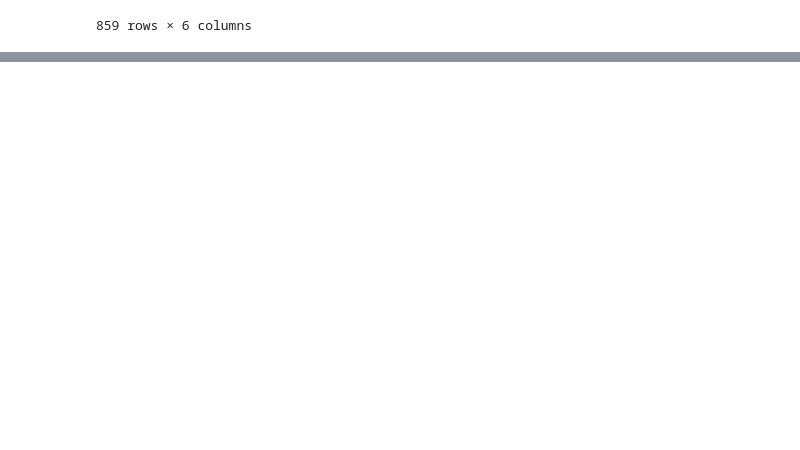
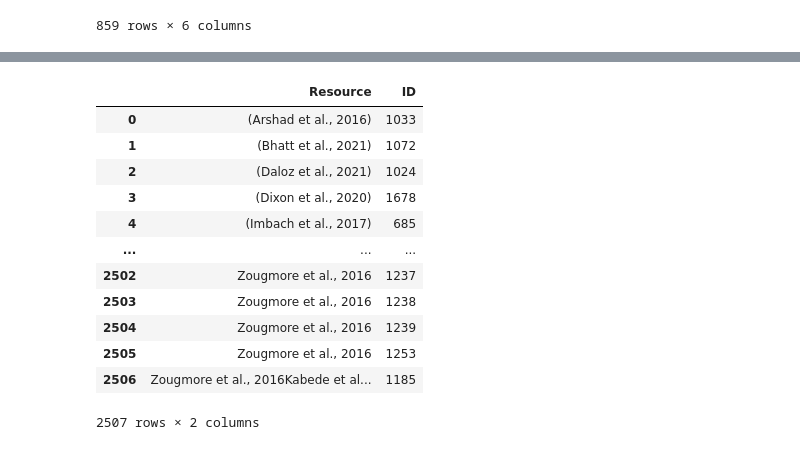
Before and after one commit to iberius96/DP_DPI, a Jupyter notebook: tests.ipynb, the cells around one changed output, grey strips where cells are left out. Saved outputs shown, nothing was run; the diff lists cells and outputs as text; code cells hidden in the pictures; blank space fills up the shorter version.

```diff
--- a/tests.ipynb
+++ b/tests.ipynb
@@ -798,0 +822,17 @@ df.to_csv("test2.csv")
+# %%
+connection_tags = pd.read_csv("fs_factor_resources.csv")[["Resource","ID"]]
+connection_tags
+# %% [output]
+|  | Resource | ID |
+| 0 | (Arshad et al., 2016) | 1033 |
+| 1 | (Bhatt et al., 2021) | 1072 |
+| 2 | (Daloz et al., 2021) | 1024 |
+| 3 | (Dixon et al., 2020) | 1678 |
+| 4 | (Imbach et al., 2017) | 685 |
+| ... | ... | ... |
+| 2502 | Zougmore et al., 2016 | 1237 |
+| 2503 | Zougmore et al., 2016 | 1238 |
+| 2504 | Zougmore et al., 2016 | 1239 |
+| 2505 | Zougmore et al., 2016 | 1253 |
+| 2506 | Zougmore et al., 2016Kabede et al... | 1185 |
+2507 rows × 2 columns
```
Also changed, not shown: parts of 8 cells of this notebook, 19 other files.
